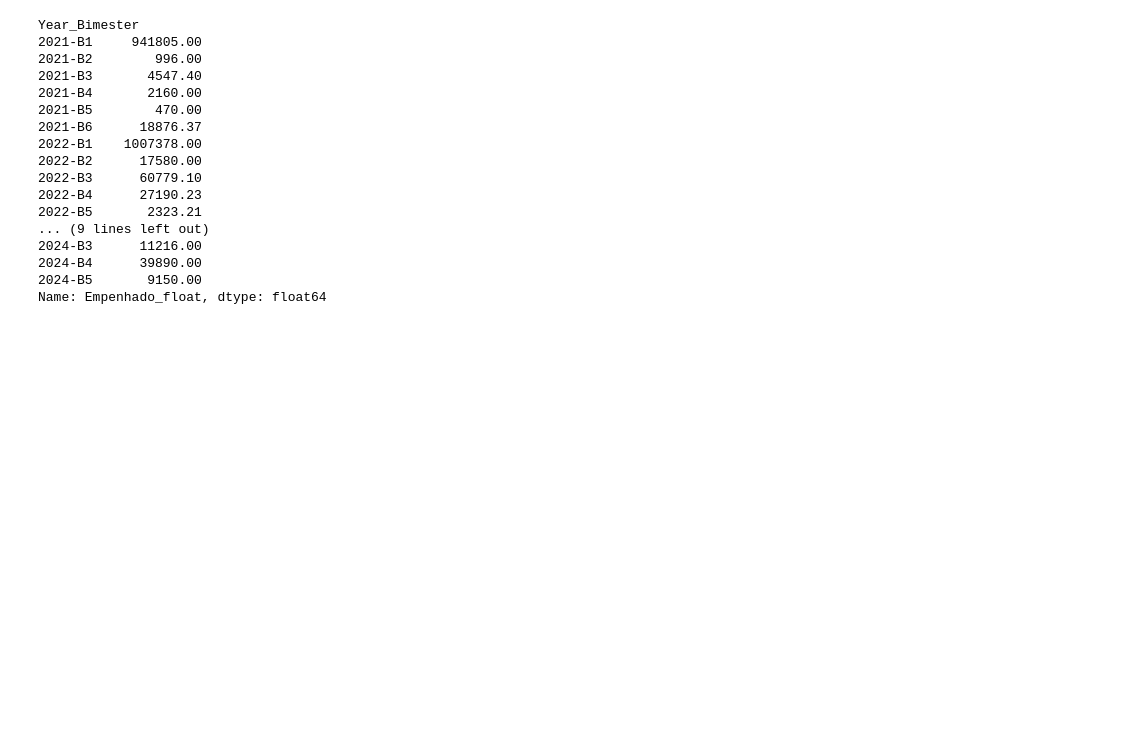
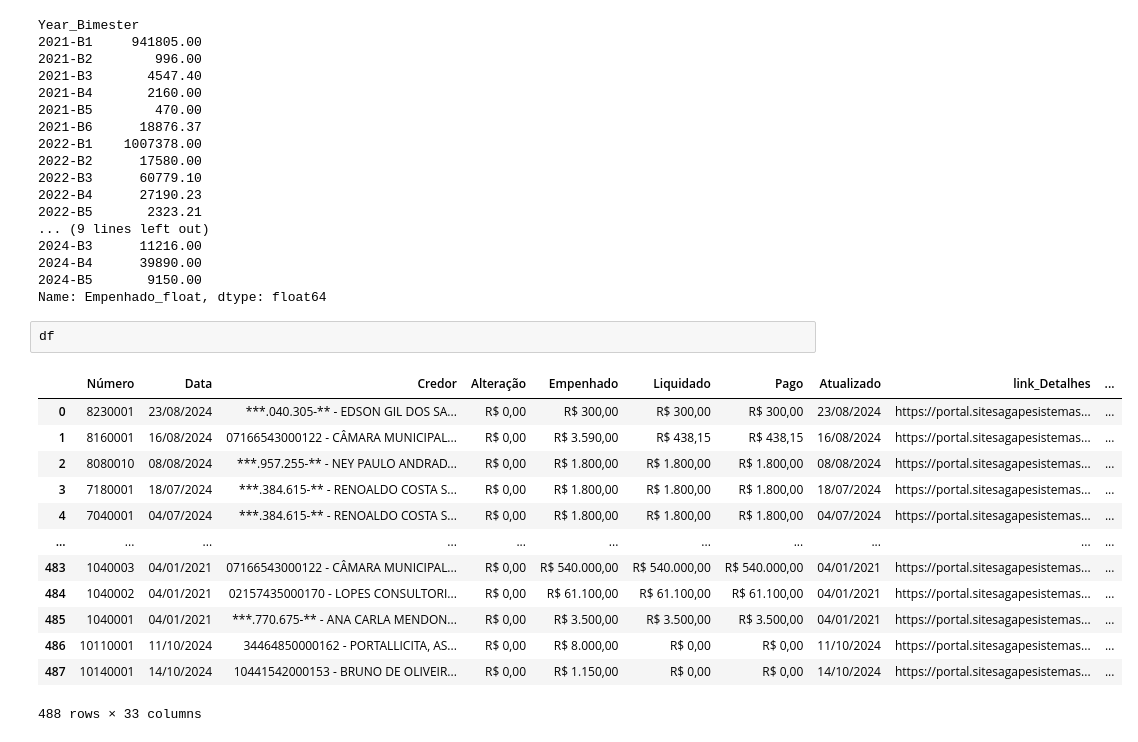
Before and after one commit to renoaldocosta/ControlGov-app, a Jupyter notebook: Code/3_Modeling/Data_Analisys_empenhos.ipynb, the cells around one changed output. Drawn from its saved outputs; the diff is of its cells as text; blank space fills up the shorter version.

```diff
--- a/Code/3_Modeling/Data_Analisys_empenhos.ipynb
+++ b/Code/3_Modeling/Data_Analisys_empenhos.ipynb
@@ -296,3 +296,19 @@ Year_Bimester
 2024-B4      39890.00
 2024-B5       9150.00
 Name: Empenhado_float, dtype: float64
+# %%
+df
+# %% [output]
+|  | Número | Data | Credor | Alteração | Empenhado | Liquidado | Pago | Atualizado | link_Detalhes | ... |
+| 0 | 8230001 | 23/08/2024 | ***.040.305-** - EDSON GIL DOS SA... | R$ 0,00 | R$ 300,00 | R$ 300,00 | R$ 300,00 | 23/08/2024 | https://portal.sitesagapesistemas... | ... |
+| 1 | 8160001 | 16/08/2024 | 07166543000122 - CÂMARA MUNICIPAL... | R$ 0,00 | R$ 3.590,00 | R$ 438,15 | R$ 438,15 | 16/08/2024 | https://portal.sitesagapesistemas... | ... |
+| 2 | 8080010 | 08/08/2024 | ***.957.255-** - NEY PAULO ANDRAD... | R$ 0,00 | R$ 1.800,00 | R$ 1.800,00 | R$ 1.800,00 | 08/08/2024 | https://portal.sitesagapesistemas... | ... |
+| 3 | 7180001 | 18/07/2024 | ***.384.615-** - RENOALDO COSTA S... | R$ 0,00 | R$ 1.800,00 | R$ 1.800,00 | R$ 1.800,00 | 18/07/2024 | https://portal.sitesagapesistemas... | ... |
+| 4 | 7040001 | 04/07/2024 | ***.384.615-** - RENOALDO COSTA S... | R$ 0,00 | R$ 1.800,00 | R$ 1.800,00 | R$ 1.800,00 | 04/07/2024 | https://portal.sitesagapesistemas... | ... |
+| ... | ... | ... | ... | ... | ... | ... | ... | ... | ... | ... |
+| 483 | 1040003 | 04/01/2021 | 07166543000122 - CÂMARA MUNICIPAL... | R$ 0,00 | R$ 540.000,00 | R$ 540.000,00 | R$ 540.000,00 | 04/01/2021 | https://portal.sitesagapesistemas... | ... |
+| 484 | 1040002 | 04/01/2021 | 02157435000170 - LOPES CONSULTORI... | R$ 0,00 | R$ 61.100,00 | R$ 61.100,00 | R$ 61.100,00 | 04/01/2021 | https://portal.sitesagapesistemas... | ... |
+| 485 | 1040001 | 04/01/2021 | ***.770.675-** - ANA CARLA MENDON... | R$ 0,00 | R$ 3.500,00 | R$ 3.500,00 | R$ 3.500,00 | 04/01/2021 | https://portal.sitesagapesistemas... | ... |
+| 486 | 10110001 | 11/10/2024 | 34464850000162 - PORTALLICITA, AS... | R$ 0,00 | R$ 8.000,00 | R$ 0,00 | R$ 0,00 | 11/10/2024 | https://portal.sitesagapesistemas... | ... |
+| 487 | 10140001 | 14/10/2024 | 10441542000153 - BRUNO DE OLIVEIR... | R$ 0,00 | R$ 1.150,00 | R$ 0,00 | R$ 0,00 | 14/10/2024 | https://portal.sitesagapesistemas... | ... |
+488 rows × 33 columns
```
Also changed, not shown: 1 other file.
